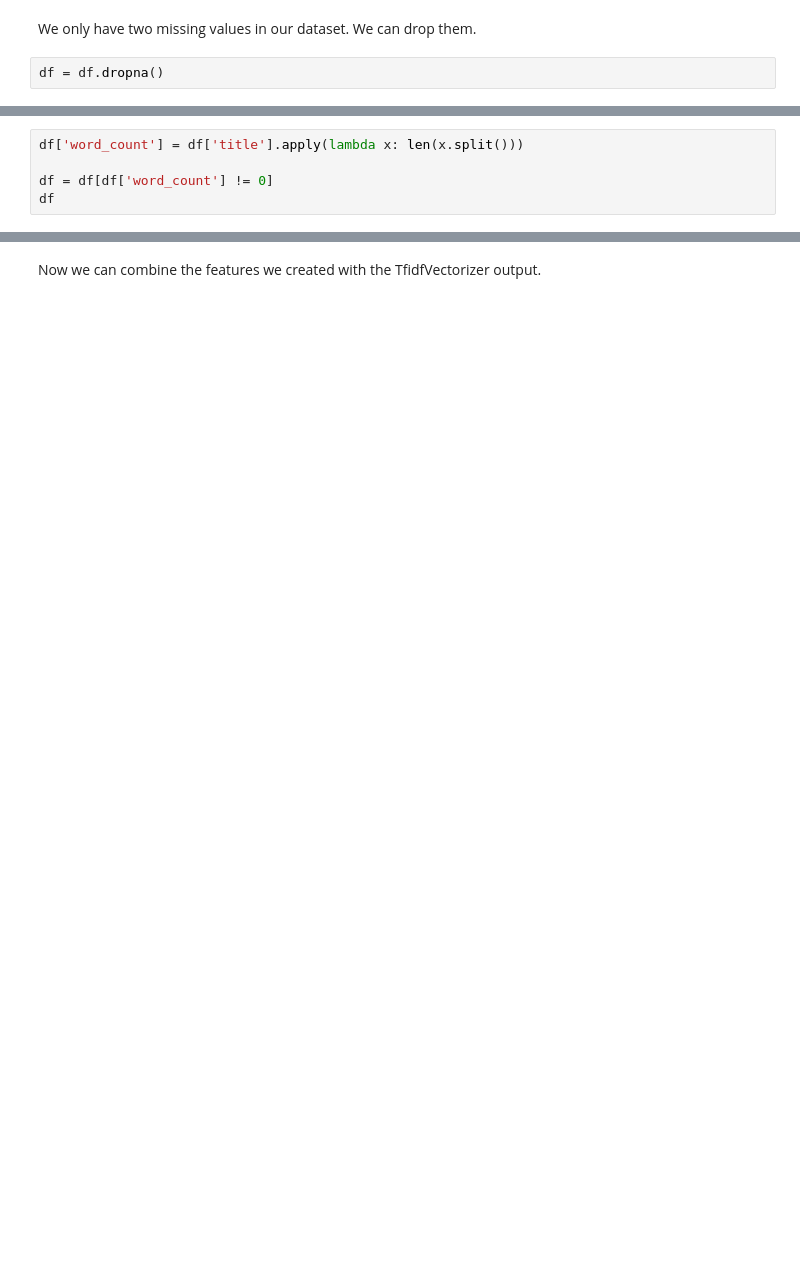
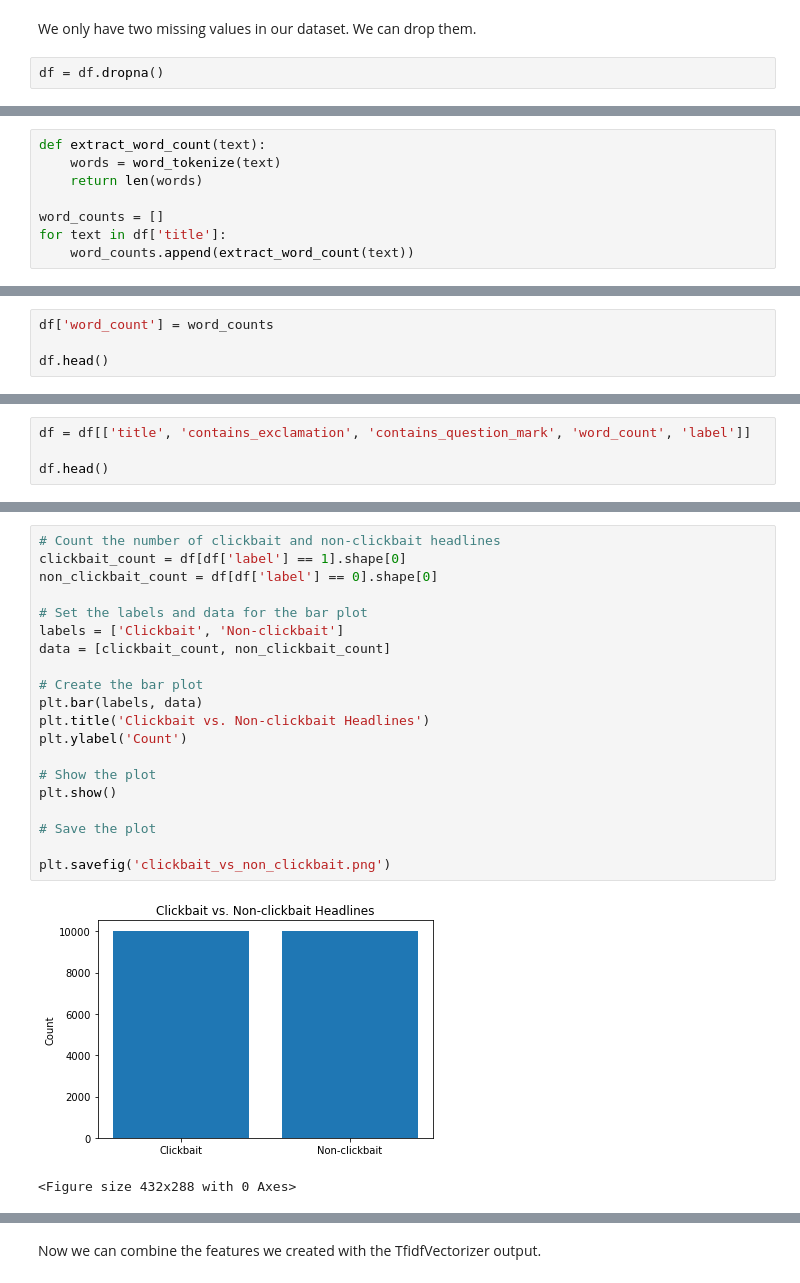
Before and after one commit to merttezcan/clickbait-detection-turkish-news, a Jupyter notebook: code/clickbait.ipynb, the cells around one changed output, grey strips where cells are left out. Cells and saved outputs as stored; diff of their text form; blank space fills up the shorter version.

```diff
--- a/code/clickbait.ipynb
+++ b/code/clickbait.ipynb
@@ -223,5 +157,0 @@ We can also count the number of words in the headlines as a feature. Let's creat
-# %%
-df['word_count'] = df['title'].apply(lambda x: len(x.split()))
-
-df = df[df['word_count'] != 0]
-df
@@ -293,0 +263,8 @@ X_test_ef = X_test.drop(columns='title')
+# %%
+def extract_word_count(text):
+    words = word_tokenize(text)
+    return len(words)
+
+word_counts = []
+for text in df['title']:
+    word_counts.append(extract_word_count(text))
@@ -293,0 +273,4 @@ X_test_ef = X_test.drop(columns='title')
+# %%
+df['word_count'] = word_counts
+
+df.head()
@@ -293,0 +286,4 @@ X_test_ef = X_test.drop(columns='title')
+# %%
+df = df[['title', 'contains_exclamation', 'contains_question_mark', 'word_count', 'label']]
+
+df.head()
@@ -293,0 +309,23 @@ X_test_ef = X_test.drop(columns='title')
+# %%
+# Count the number of clickbait and non-clickbait headlines
+clickbait_count = df[df['label'] == 1].shape[0]
+non_clickbait_count = df[df['label'] == 0].shape[0]
+
+# Set the labels and data for the bar plot
+labels = ['Clickbait', 'Non-clickbait']
+data = [clickbait_count, non_clickbait_count]
+
+# Create the bar plot
+plt.bar(labels, data)
+plt.title('Clickbait vs. Non-clickbait Headlines')
+plt.ylabel('Count')
+
+# Show the plot
+plt.show()
+
+# Save the plot
+
+plt.savefig('clickbait_vs_non_clickbait.png')
+# %% [output]
+[figure, added]
+<Figure size 432x288 with 0 Axes>
```
Also changed, not shown: parts of 86 cells of this notebook, 8 other files.
